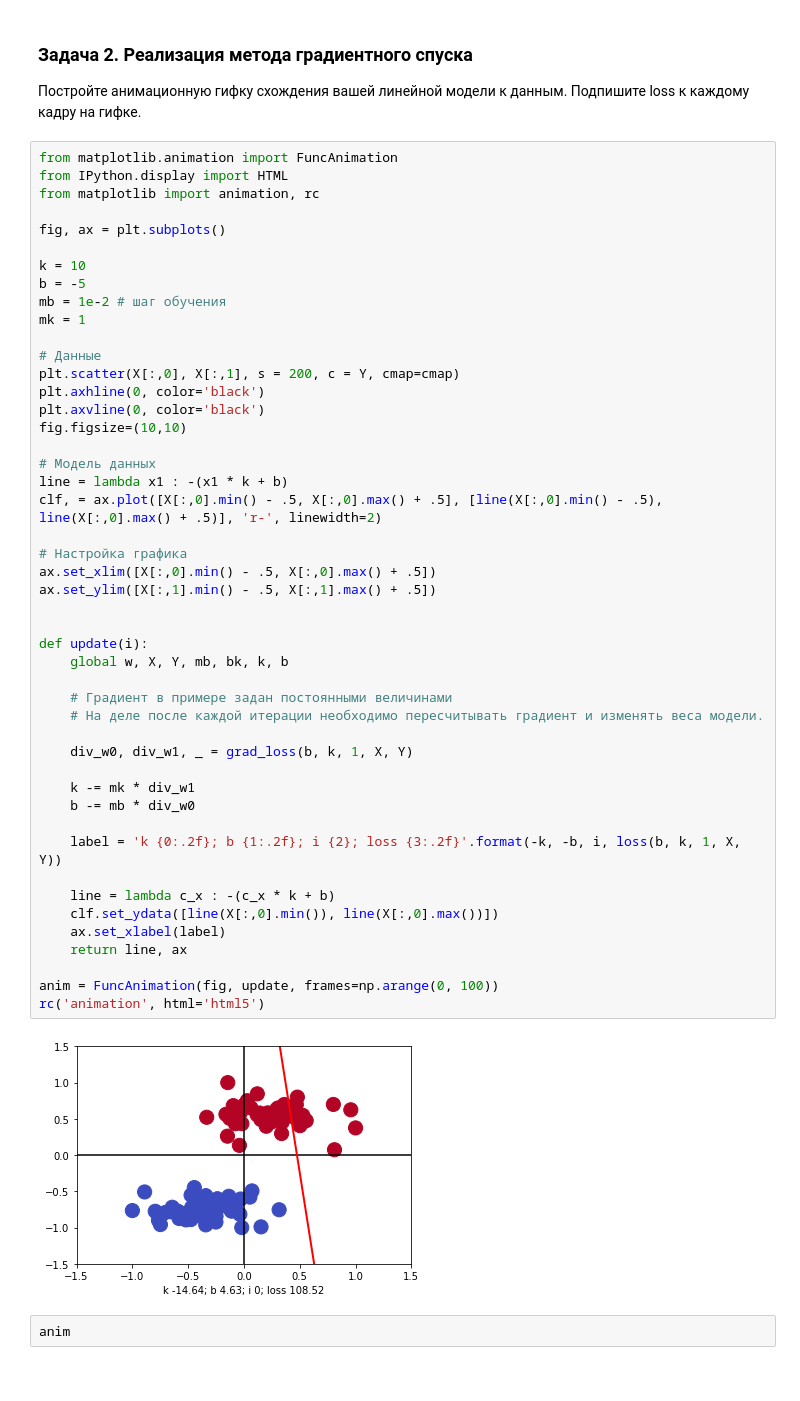
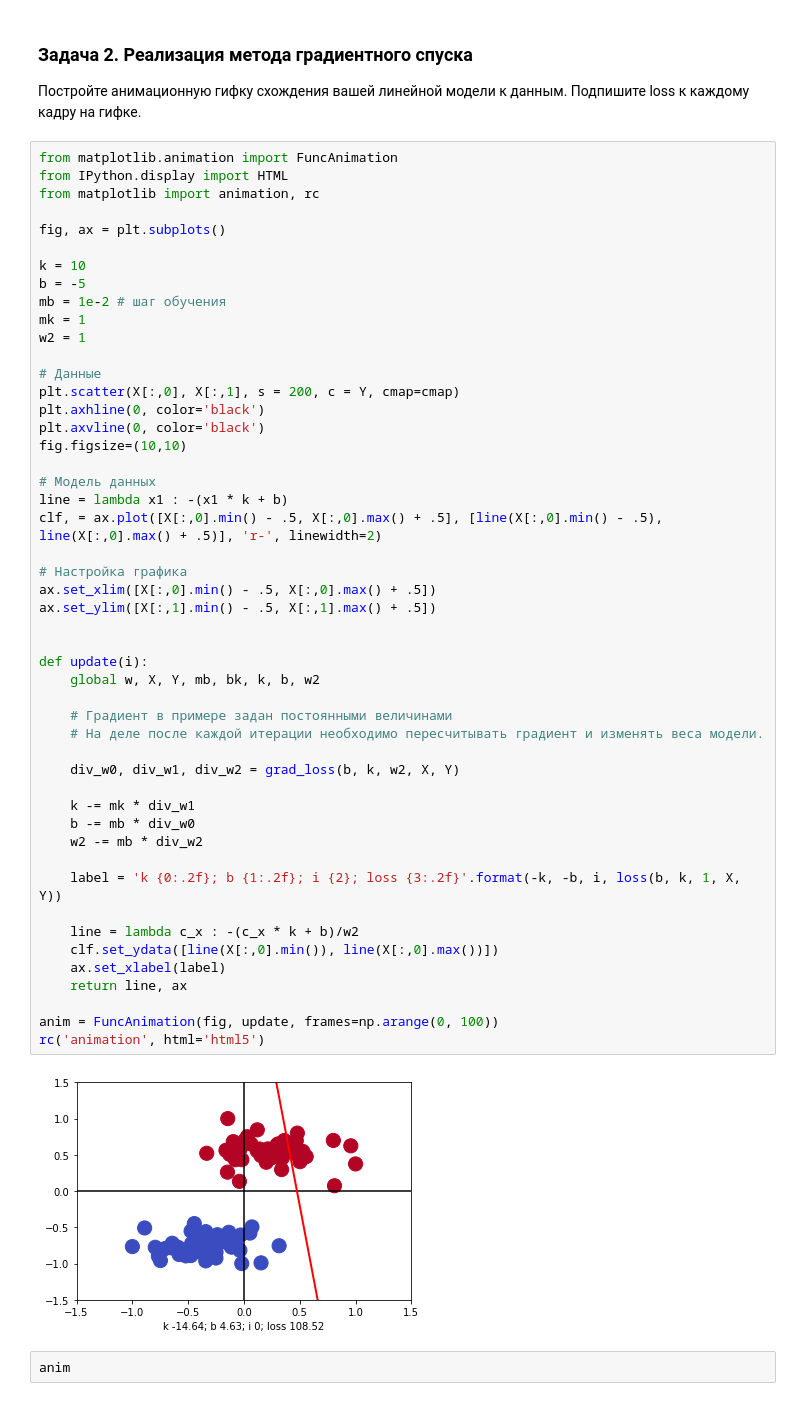
Before and after one commit to demamoos/Laba3_DL_Zuzin_V, a Jupyter notebook: lab_linear_classification.ipynb, the cells around one changed output. Drawn from its saved outputs; the diff is of its cells as text.

```diff
--- a/lab_linear_classification.ipynb
+++ b/lab_linear_classification.ipynb
@@ -108,6 +108,7 @@ k = 10
 b = -5
 mb = 1e-2 # шаг обучения
 mk = 1
+w2 = 1
 
 # Данные
 plt.scatter(X[:,0], X[:,1], s = 200, c = Y, cmap=cmap)
@@ -115,37 +116,38 @@ plt.axhline(0, color='black')
 plt.axvline(0, color='black')
 fig.figsize=(10,10)
 
 # Модель данных
 line = lambda x1 : -(x1 * k + b)
 clf, = ax.plot([X[:,0].min() - .5, X[:,0].max() + .5], [line(X[:,0].min() - .5), line(X[:,0].max() + .5)], 'r-', linewidth=2)
 
 # Настройка графика
 ax.set_xlim([X[:,0].min() - .5, X[:,0].max() + .5])
 ax.set_ylim([X[:,1].min() - .5, X[:,1].max() + .5])
 
 
 def update(i):
-    global w, X, Y, mb, bk, k, b
+    global w, X, Y, mb, bk, k, b, w2
 
     # Градиент в примере задан постоянными величинами
     # На деле после каждой итерации необходимо пересчитывать градиент и изменять веса модели.
 
-    div_w0, div_w1, _ = grad_loss(b, k, 1, X, Y)
+    div_w0, div_w1, div_w2 = grad_loss(b, k, w2, X, Y)
 
     k -= mk * div_w1
     b -= mb * div_w0
+    w2 -= mb * div_w2
 
     label = 'k {0:.2f}; b {1:.2f}; i {2}; loss {3:.2f}'.format(-k, -b, i, loss(b, k, 1, X, Y))
 
-    line = lambda c_x : -(c_x * k + b)
+    line = lambda c_x : -(c_x * k + b)/w2
     clf.set_ydata([line(X[:,0].min()), line(X[:,0].max())])
     ax.set_xlabel(label)
     return line, ax
 
 anim = FuncAnimation(fig, update, frames=np.arange(0, 100))
 rc('animation', html='html5')
 # %% [output]
-[figure, old version]
+[figure, new version]
 # %%
 anim
 # %% [output]
```
Also changed, not shown: parts of 1 cell of this notebook.
